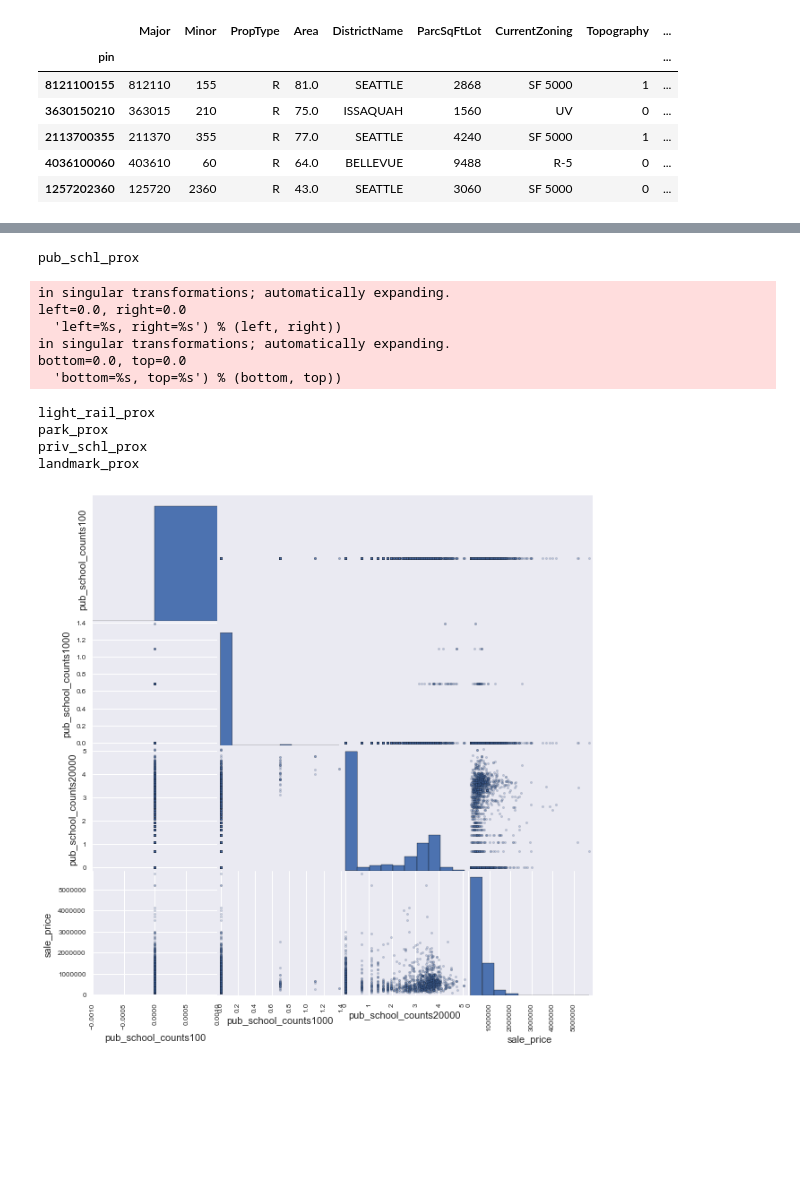
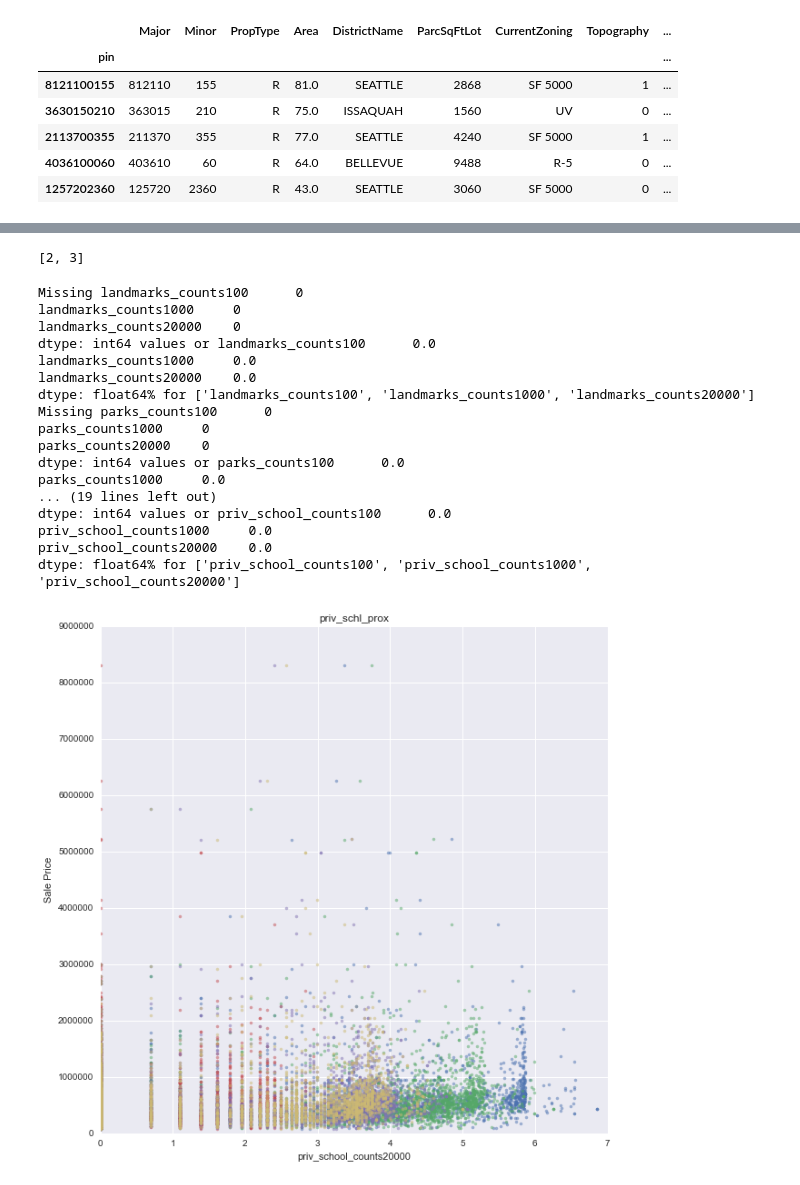
Before and after one commit to gavin-peterkin/king_county_property, a Jupyter notebook: notebooks/feature_development.ipynb, the cells around one changed output, grey strips where cells are left out. Saved outputs shown, nothing was run; the diff lists cells and outputs as text; code cells hidden in the pictures; blank space fills up the shorter version.

```diff
--- a/notebooks/feature_development.ipynb
+++ b/notebooks/feature_development.ipynb
@@ -31,9 +31,9 @@ parcel.head()
 # %%
 # Creating various filters
 
-is_recent_sale = (parcel.sale_date.dt.year >=2014)
-is_under_3 = (parcel.sale_price <= 3000000)
-is_nonzero = (parcel.sale_price > 100000)
+is_recent_sale = (parcel.sale_date.dt.year >=2013)
+is_under_4 = (parcel.sale_price <= 4000000)
+is_nonzero = (parcel.sale_price > 80000)
 is_good_sale = (np.abs(parcel.sale_price.divide(parcel.appr_tot_val)) < parcel.appr_tot_val.multiply(0.2))
 # %%
 # DistrictName
@@ -47,0 +105,8 @@ is_good_sale = (np.abs(parcel.sale_price.divide(parcel.appr_tot_val)) < parcel.a
+# %%
+# Bin by year built and renovated into decades
+
+yr_bins = [1700, 1800, 1900, 1910, 1920, 1930, 1940, 1950, 1960, 1970, 1980, 1990, 2000, 2010, 2020]
+yr_labels = [1700, 1800, 1900, 1910, 1920, 1930, 1940, 1950, 1960, 1970, 1980, 1990, 2000, 2010]
+
+parcel = bin_column(parcel, 'year_built', yr_bins, yr_labels)
+parcel = bin_column(parcel, 'year_renovated', yr_bins, yr_labels)
@@ -47,0 +116,8 @@ is_good_sale = (np.abs(parcel.sale_price.divide(parcel.appr_tot_val)) < parcel.a
+# %%
+# The median year_renovated is 2000 excluding 0, which means no renovation on record, so I'm replacing 0s with 2000s
+# I question how sensible this is...
+
+# parcel[parcel.year_renovated != 0].year_renovated.median()
+# Returns 2000
+
+parcel.loc[parcel['year_renovated'] == 0, 'year_renovated'] = 2000
@@ -97,38 +211,60 @@ for feature in misc_features:
+# %%
+[1 ,2 ,3][-2:]
+# %% [output]
+[2, 3]
 # %%
 # Proximity features
 
 PROXIMITY_FEATURES = {
     'landmark_prox': ['landmarks_counts100', 'landmarks_counts1000', 'landmarks_counts20000'],
     'light_rail_prox': ['light_rail_counts100', 'light_rail_counts1000', 'light_rail_counts20000'],
     'park_prox': ['parks_counts100', 'parks_counts1000', 'parks_counts20000'],
     'priv_schl_prox': ['priv_school_counts100', 'priv_school_counts1000','priv_school_counts20000'],
     'pub_schl_prox': ['pub_school_counts100','pub_school_counts1000', 'pub_school_counts20000']
 }
 
+check_cols(PROXIMITY_FEATURES.values(), parcel)
+
 def plot_prox(df):
+    def lg_1(x):
+        """Take log(x+1)"""
+        return np.log(x+1)
+
+    fig = plt.figure(figsize=(10,10))
+    # Filter to 'good' sales
     df = df[is_recent_sale & is_nonzero & is_good_sale]
     for name, features in PROXIMITY_FEATURES.items():
-        tmp_df = df[features].apply(np.log)
-        # replace negative values with zero
-        tmp_df[tmp_df < 0] = 0
+        tmp_df = df[features].apply(lg_1)
         tmp_df['sale_price'] = df['sale_price']
-        print(name)
-        pd.scatter_matrix(tmp_df, figsize=(10,10), alpha=0.3)
+        plt.plot(tmp_df[features[-1]], tmp_df['sale_price'], '.', alpha=0.5)
+        plt.title(name)
+        plt.xlabel(features[-1])
+        plt.ylabel('Sale Price')
+        axes = plt.gca()
+#         axes.set_xlim([0,1e6])
+#         axes.set_ylim([0,1e6])
+#         plt.clf()
 
 plot_prox(parcel)
 
 # There seems to be a slight correlation especially with the 1000 km range. 20000km seems too big to be useful.
 # TODO: update distances to 5000, 10000, and 20000!
 # %% [output]
-pub_schl_prox
+Missing landmarks_counts100      0
+landmarks_counts1000     0
+landmarks_counts20000    0
+dtype: int64 values or landmarks_counts100      0.0
+landmarks_counts1000     0.0
+landmarks_counts20000    0.0
+dtype: float64% for ['landmarks_counts100', 'landmarks_counts1000', 'landmarks_counts20000']
+Missing parks_counts100      0
+parks_counts1000     0
+parks_counts20000    0
+dtype: int64 values or parks_counts100      0.0
+parks_counts1000     0.0
+... (19 lines left out)
+dtype: int64 values or priv_school_counts100      0.0
+priv_school_counts1000     0.0
+priv_school_counts20000    0.0
+dtype: float64% for ['priv_school_counts100', 'priv_school_counts1000', 'priv_school_counts20000']
-in singular transformations; automatically expanding.
-left=0.0, right=0.0
-  'left=%s, right=%s') % (left, right))
-in singular transformations; automatically expanding.
-bottom=0.0, top=0.0
-  'bottom=%s, top=%s') % (bottom, top))
-light_rail_prox
-park_prox
-priv_schl_prox
-landmark_prox
-[figure, old version]
+[figure, new version]
```
Also changed, not shown: parts of 22 cells of this notebook, 7 other files.
